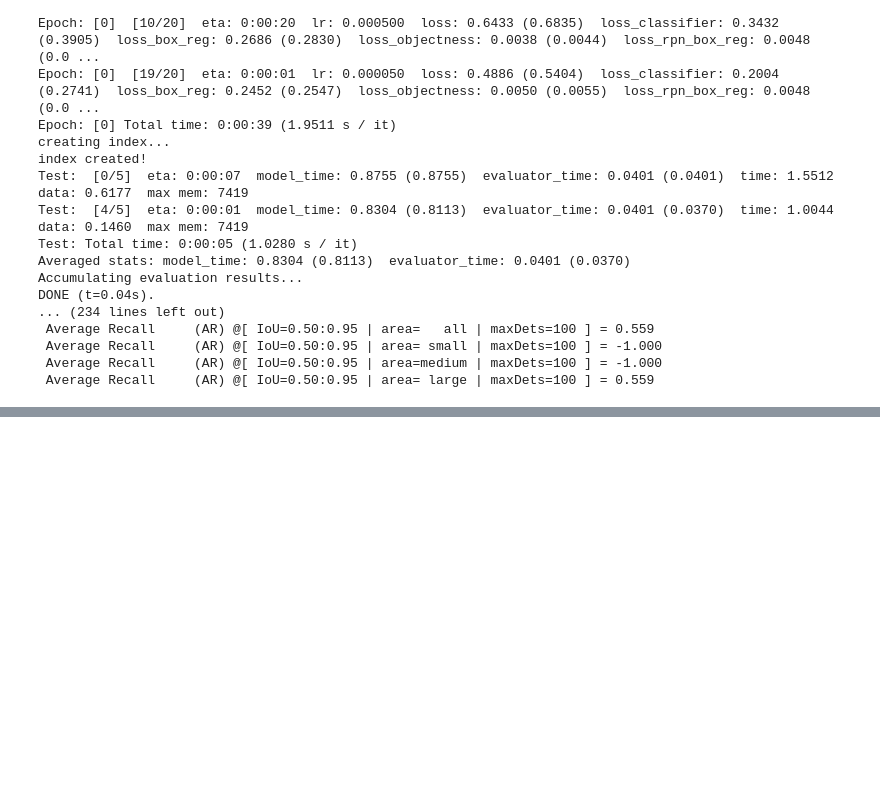
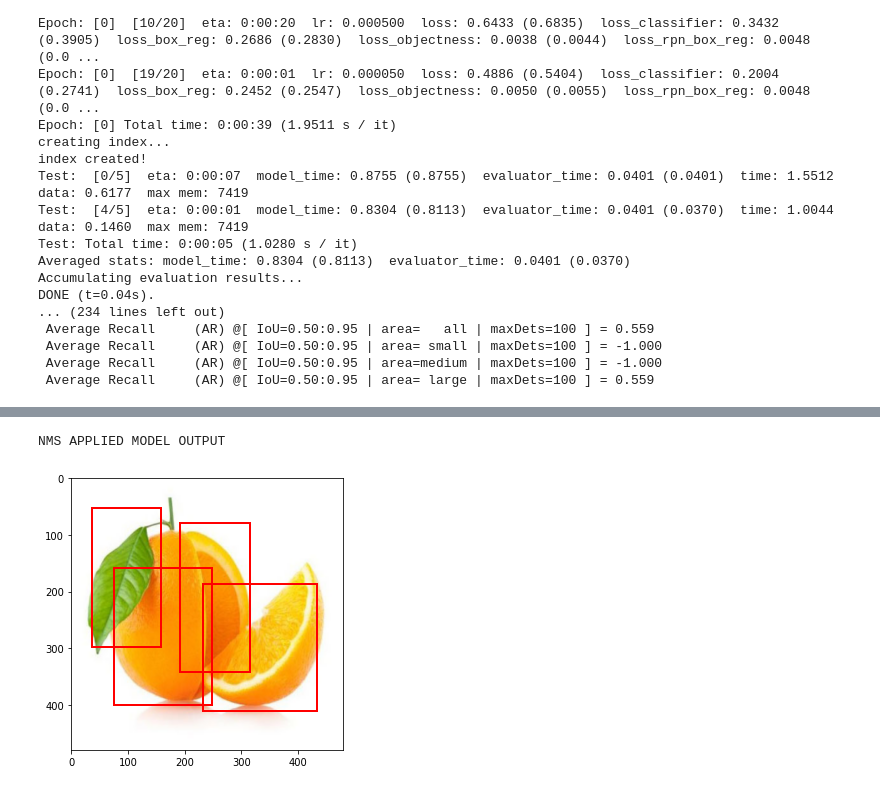
Before and after one commit to skj092/Object-Detection, a Jupyter notebook: pytorch_faster_rcnn.ipynb, the cells around one changed output, grey strips where cells are left out. Cells and saved outputs as stored; diff of their text form; code cells hidden in the pictures; blank space fills up the shorter version.

```diff
--- a/pytorch_faster_rcnn.ipynb
+++ b/pytorch_faster_rcnn.ipynb
@@ -377,0 +421,7 @@ DONE (t=0.04s).
+# %%
+nms_prediction = apply_nms(prediction, iou_thresh=0.2)
+print('NMS APPLIED MODEL OUTPUT')
+plot_img_bbox(torch_to_pil(img), nms_prediction)
+# %% [output]
+NMS APPLIED MODEL OUTPUT
+[figure, added]
```
Also changed, not shown: parts of 5 cells of this notebook.
